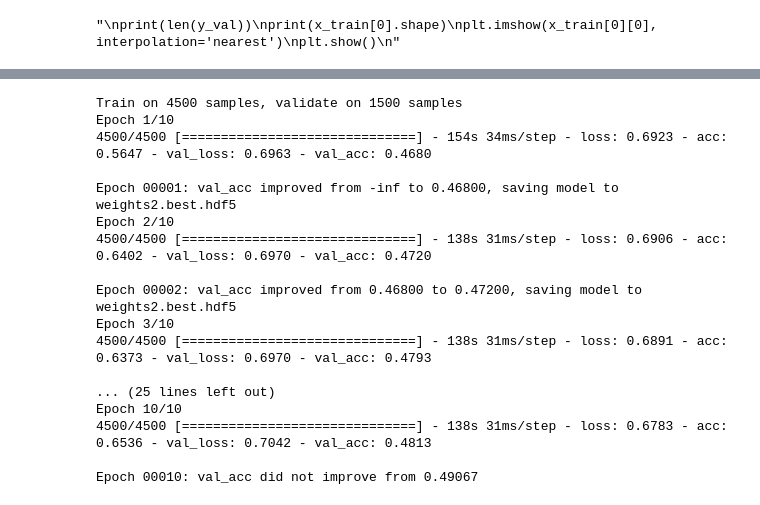
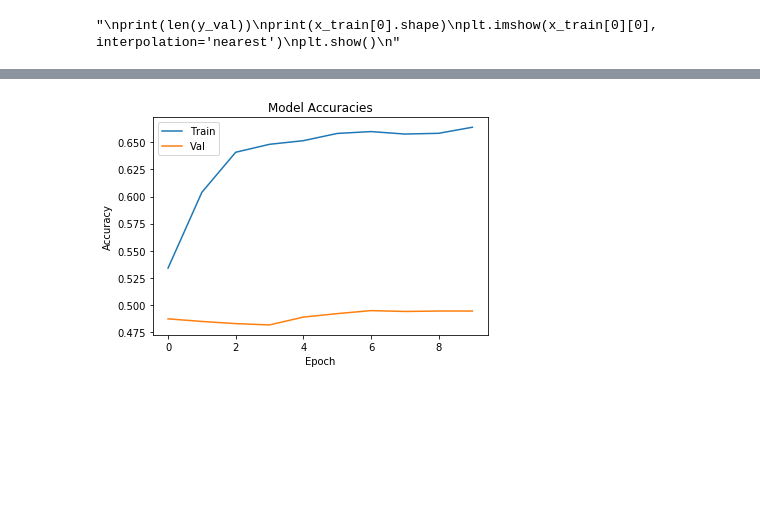
Before and after one commit to mattthelee/ChestXRadiologist, a Jupyter notebook: MDL-Notebook.ipynb, the cells around one changed output, grey strips where cells are left out. Saved outputs shown, nothing was run; the diff lists cells and outputs as text; code cells hidden in the pictures; blank space fills up the shorter version.

Commit message:
converted to Model api to allow partial training of the densenetweights

```diff
--- a/MDL-Notebook.ipynb
+++ b/MDL-Notebook.ipynb
@@ -321,0 +294,19 @@ _________________________________________________________________
+# %%
+# Trnsfer learning model
+# put into separate cell as getting the dense net takes time
+# and we often only want to tweak the downstream architecutre
+denseNet = DenseNet121(input_shape=(224,224,3), include_top=True)
+denseNet.layers.pop() # remov elast layer which has 1000 class softmax in it
+# %%
+model2Layers = Flatten()(denseNet.layers[-2].output)
+model2Layers = Dense(1,activation='sigmoid')(model2Layers)
+model2 = Model(input=denseNet.layers[0].input, output=model2Layers)
+for i,layer in enumerate(model2.layers):
+    # Don't train the first layers to save mem and they wil be picking up low level features anyway.
+    if i < 200:
+        layer.trainable=False
+    else:
+        continue
+model2.compile(loss='binary_crossentropy', optimizer='adam', metrics=['accuracy'])
+model2.summary()
+weightsFilePath2="weights2.best.hdf5"
@@ -322,23 +331,16 @@ _________________________________________________________________
 # %%
 checkpoint2 = ModelCheckpoint(weightsFilePath2, monitor='val_acc', verbose=1, save_best_only=True, mode='max')
 
-history2 = model2.fit(x_train3Channel,y_train, epochs = 10, batch_size=32,  validation_data=(x_val3Channel, y_val), callbacks=[checkpoint2])
+history2 = model2.fit(x_train3Channel,y_train, epochs = 10, batch_size=128,  validation_data=(x_val3Channel, y_val), callbacks=[checkpoint2])
 model2.load_weights(weightsFilePath2)
-# %% [output]
-Train on 4500 samples, validate on 1500 samples
-Epoch 1/10
-4500/4500 [==============================] - 154s 34ms/step - loss: 0.6923 - acc: 0.5647 - val_loss: 0.6963 - val_acc: 0.4680
-
-Epoch 00001: val_acc improved from -inf to 0.46800, saving model to weights2.best.hdf5
-Epoch 2/10
-4500/4500 [==============================] - 138s 31ms/step - loss: 0.6906 - acc: 0.6402 - val_loss: 0.6970 - val_acc: 0.4720
-
-Epoch 00002: val_acc improved from 0.46800 to 0.47200, saving model to weights2.best.hdf5
-Epoch 3/10
-4500/4500 [==============================] - 138s 31ms/step - loss: 0.6891 - acc: 0.6373 - val_loss: 0.6970 - val_acc: 0.4793
-
-... (25 lines left out)
-Epoch 10/10
-4500/4500 [==============================] - 138s 31ms/step - loss: 0.6783 - acc: 0.6536 - val_loss: 0.7042 - val_acc: 0.4813
-
-Epoch 00010: val_acc did not improve from 0.49067
+# %%
+# Plot the history of this model
+plt.plot(history2.history['acc'])
+plt.plot(history2.history['val_acc'])
+plt.title('Model Accuracies')
+plt.xlabel('Epoch')
+plt.ylabel('Accuracy')
+plt.legend(['Train', 'Val'])
+plt.show()
+# %% [output]
+[figure, added]
```
Also changed, not shown: parts of 13 cells of this notebook.
